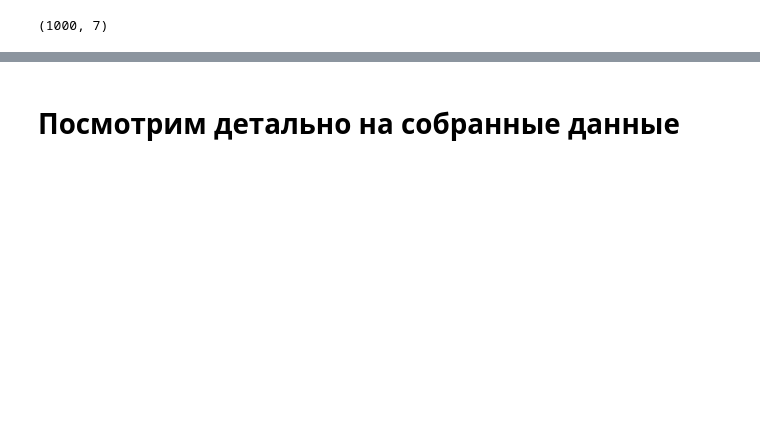
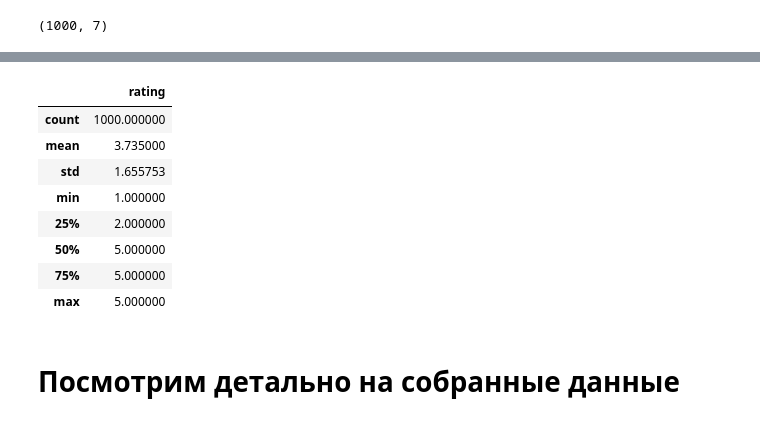
Before and after one commit to omafka/Collect-App-Reviews, a Jupyter notebook: Parser.ipynb, the cells around one changed output, grey strips where cells are left out. Saved outputs shown, nothing was run; the diff lists cells and outputs as text; code cells hidden in the pictures; blank space fills up the shorter version.

```diff
--- a/Parser.ipynb
+++ b/Parser.ipynb
@@ -91,3 +96,15 @@ df_all.head()
+# %%
+df_all.describe()
+# %% [output]
+|  | rating |
+| count | 1000.000000 |
+| mean | 3.735000 |
+| std | 1.655753 |
+| min | 1.000000 |
+| 25% | 2.000000 |
+| 50% | 5.000000 |
+| 75% | 5.000000 |
+| max | 5.000000 |
 # %%
 #сохраним данные в файл
 df_all.to_csv('Reviews_CryptoApp.csv',index=False)
```
Also changed, not shown: parts of 11 cells of this notebook.
